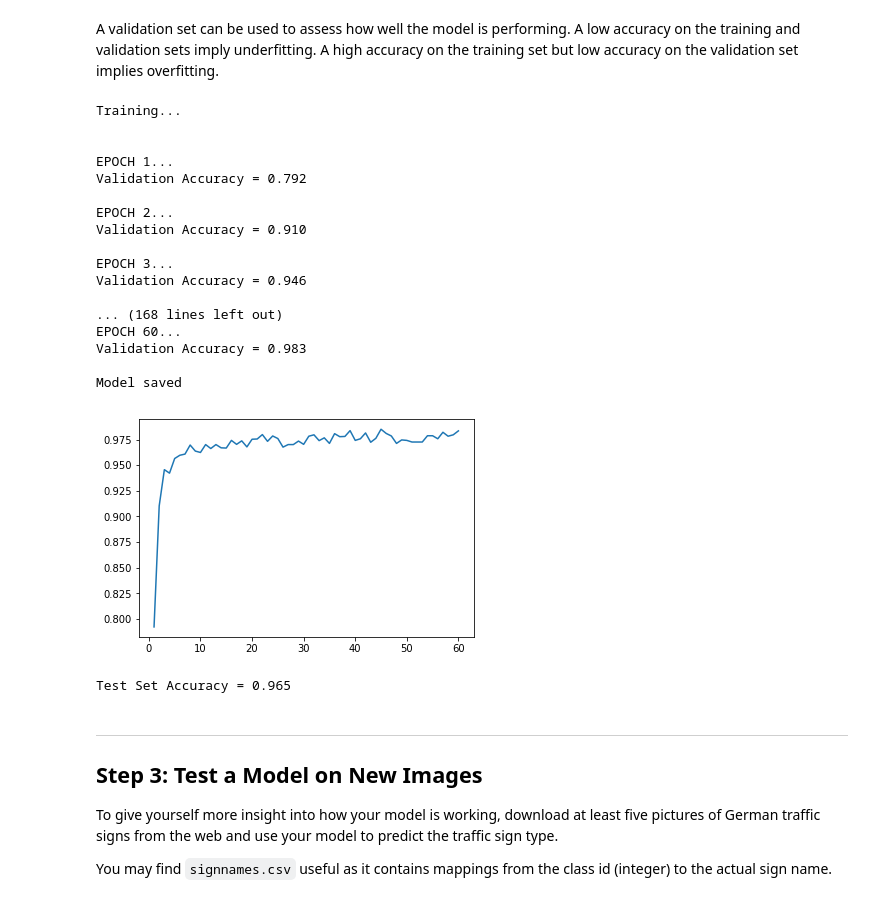
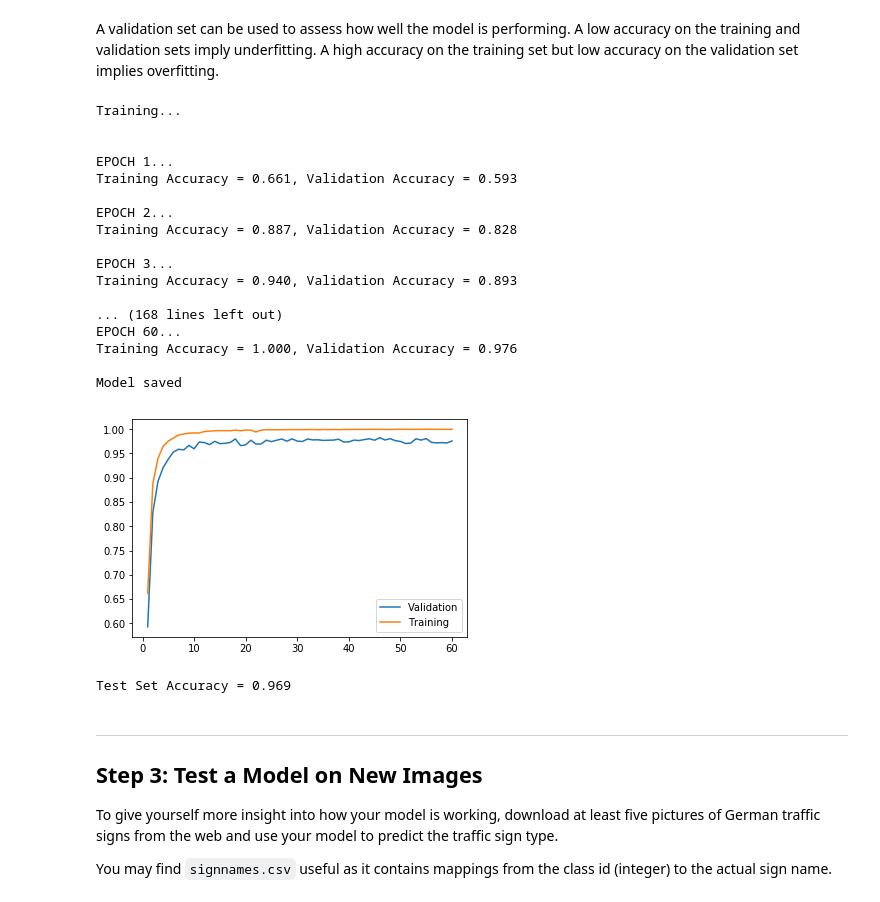
Before and after one commit to RobinCPC/CarND-Traffic-Sign-Classifier-Project, a Jupyter notebook: Traffic_Sign_Classifier.ipynb, the cells around one changed output. Saved outputs shown, nothing was run; the diff lists cells and outputs as text; code cells hidden in the pictures.

```diff
--- a/Traffic_Sign_Classifier.ipynb
+++ b/Traffic_Sign_Classifier.ipynb
@@ -487,6 +373,7 @@ from sklearn.utils import shuffle
 
 epo_list = []
 acc_list = []
+tr_list = []
 
 with tf.Session() as sess:
     sess.run(tf.global_variables_initializer())
@@ -499,48 +386,55 @@ with tf.Session() as sess:
             end = offset + BATCH_SIZE
             batch_x, batch_y = X_tr_nor[offset:end], y_train[offset:end]
             sess.run(training_operation, feed_dict={x: batch_x, y: batch_y, keep_prob:Dropout})
+        train_accuracy = evaluate(X_tr_nor, y_train)
         validation_accuracy = evaluate(X_va_nor, y_valid)
         print('EPOCH {}...'.format(i+1))
-        print('Validation Accuracy = {:.3f}'.format(validation_accuracy))
+        print('Training Accuracy = {:.3f}, Validation Accuracy = {:.3f}'.format(train_accuracy, validation_accuracy))
         print()
         epo_list.append(i+1)
         acc_list.append(validation_accuracy)
+        tr_list.append(train_accuracy)
 
     saver.save(sess, './lenet')
     print('Model saved')
-    plt.plot(epo_list, acc_list)
-    plt.show()
 # %% [output]
 Training...
 
 
 EPOCH 1...
-Validation Accuracy = 0.792
+Training Accuracy = 0.661, Validation Accuracy = 0.593
 
 EPOCH 2...
-Validation Accuracy = 0.910
+Training Accuracy = 0.887, Validation Accuracy = 0.828
 
 EPOCH 3...
-Validation Accuracy = 0.946
+Training Accuracy = 0.940, Validation Accuracy = 0.893
 
 ... (168 lines left out)
 EPOCH 60...
-Validation Accuracy = 0.983
+Training Accuracy = 1.000, Validation Accuracy = 0.976
 
 Model saved
-[figure, removed]
+# %%
+plt.plot(epo_list, acc_list, label='Validation')
+#plt.show()
+#print(tr_list)
+plt.plot(epo_list, tr_list, label='Training')
+plt.legend(loc=4)
+plt.show()
+# %% [output]
+[figure, added]
 # %%
 # Test the model
 
 with tf.Session() as sess:
     sess.run(tf.global_variables_initializer())
-    #saver2 = tf.train.import_meta_graph('./lenet.meta')
-    saver2 = tf.train.Saver()
+    saver2 = tf.train.import_meta_graph('./lenet.meta')
     saver2.restore(sess, "./lenet")
     test_accuracy = evaluate(X_ts_nor, y_test)
     print("Test Set Accuracy = {:.3f}".format(test_accuracy))
 # %% [output]
-Test Set Accuracy = 0.965
+Test Set Accuracy = 0.969
 # %% [markdown]
 ---
 
```
Also changed, not shown: parts of 12 cells of this notebook.
